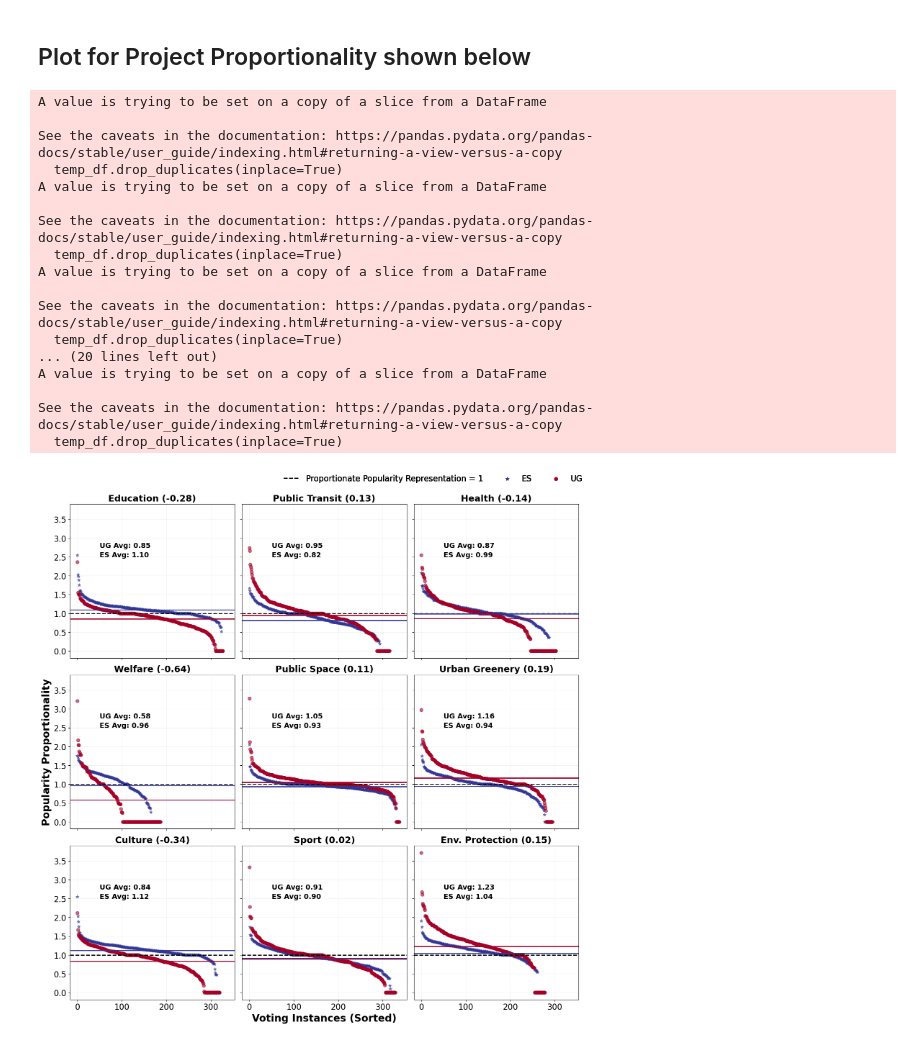
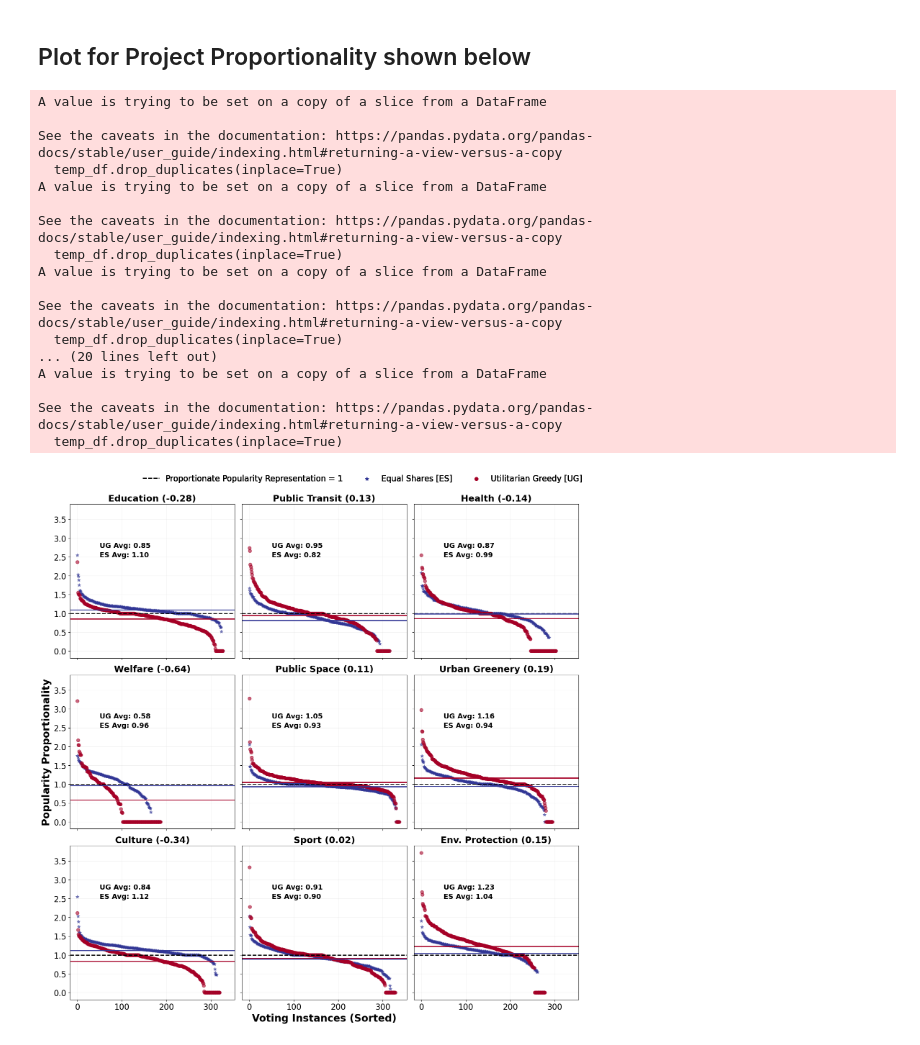
Before and after one commit to TDI-Lab/Impact-Analysis-Participatory-Budgeting, a Jupyter notebook: notebooks/popularity_proportionality.ipynb, the cells around one changed output. Saved outputs shown, nothing was run; the diff lists cells and outputs as text; code cells hidden in the pictures.

```diff
--- a/notebooks/popularity_proportionality.ipynb
+++ b/notebooks/popularity_proportionality.ipynb
@@ -442,8 +442,8 @@ for idx, category in enumerate(categories_set):
     category_es_pp = temp_df[['election_id', f'{category}_ug_popularity_proportionality', f'{category}_es_popularity_proportionality']].sort_values(by=f'{category}_es_popularity_proportionality', ascending=False).reset_index()
     category_es_pp_avg = category_es_pp[f'{category}_es_popularity_proportionality'].mean()
 
-    axes[x_pos][y_pos].scatter(range(len(category_es_pp)), category_es_pp[f'{category}_es_popularity_proportionality'], label='ES', marker='*', s=42, alpha=0.6, color='#313695')
-    axes[x_pos][y_pos].scatter(range(len(category_ug_pp)), category_ug_pp[f'{category}_ug_popularity_proportionality'], label='UG', marker='o', s=42, alpha=0.6, color='#a50026')
+    axes[x_pos][y_pos].scatter(range(len(category_es_pp)), category_es_pp[f'{category}_es_popularity_proportionality'], label='Equal Shares [ES]', marker='*', s=42, alpha=0.6, color='#313695')
+    axes[x_pos][y_pos].scatter(range(len(category_ug_pp)), category_ug_pp[f'{category}_ug_popularity_proportionality'], label='Utilitarian Greedy [UG]', marker='o', s=42, alpha=0.6, color='#a50026')
 
 
     # average line
@@ -470,31 +470,31 @@ for idx, category in enumerate(categories_set):
     axes[x_pos][y_pos].text(50, 2.5, f'ES Avg: {category_es_pp_avg:.2f}', fontsize=14, fontweight='bold')
     axes[x_pos][y_pos].text(50, 2.75, f'UG Avg: {category_ug_pp_avg:.2f}', fontsize=14, fontweight='bold')
 
     # Customize legend
     handles, labels = axes[0][0].get_legend_handles_labels()
 
     # Create legend outside of the main plot
     fig.legend(handles, labels, loc='upper right', bbox_to_anchor=(1.01, 1.04), ncols=4, frameon=False, fontsize=16)
     fig.subplots_adjust(right=1)  # Adjust right side to fit legend
 
 plt.tight_layout()
 plt.show()
 # %% [output]
 A value is trying to be set on a copy of a slice from a DataFrame
 
 See the caveats in the documentation: https://pandas.pydata.org/pandas-docs/stable/user_guide/indexing.html#returning-a-view-versus-a-copy
   temp_df.drop_duplicates(inplace=True)
 A value is trying to be set on a copy of a slice from a DataFrame
 
 See the caveats in the documentation: https://pandas.pydata.org/pandas-docs/stable/user_guide/indexing.html#returning-a-view-versus-a-copy
   temp_df.drop_duplicates(inplace=True)
 A value is trying to be set on a copy of a slice from a DataFrame
 
 See the caveats in the documentation: https://pandas.pydata.org/pandas-docs/stable/user_guide/indexing.html#returning-a-view-versus-a-copy
   temp_df.drop_duplicates(inplace=True)
 ... (20 lines left out)
 A value is trying to be set on a copy of a slice from a DataFrame
 
 See the caveats in the documentation: https://pandas.pydata.org/pandas-docs/stable/user_guide/indexing.html#returning-a-view-versus-a-copy
   temp_df.drop_duplicates(inplace=True)
-[figure, old version]
+[figure, new version]
```
Also changed, not shown: 1 other file.
